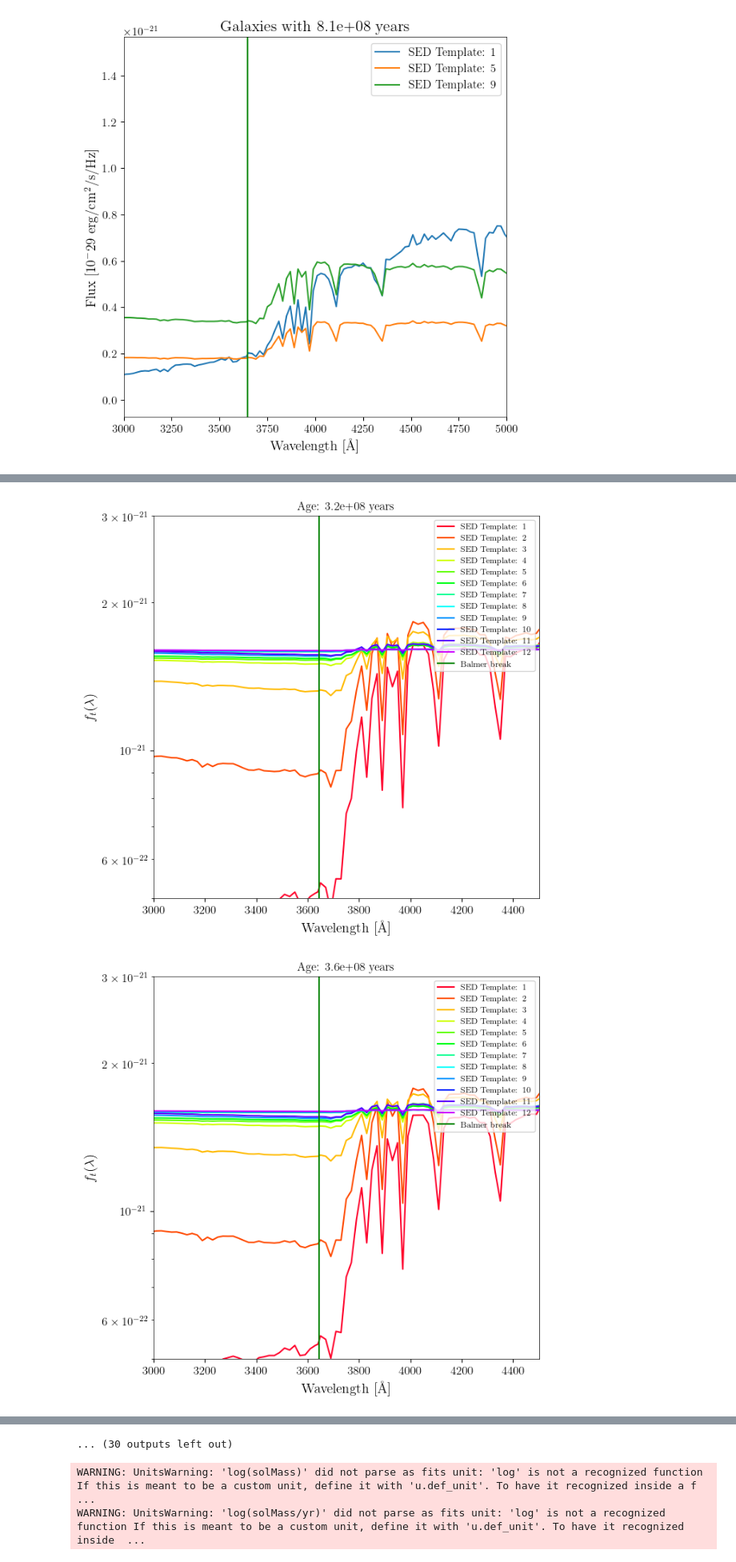
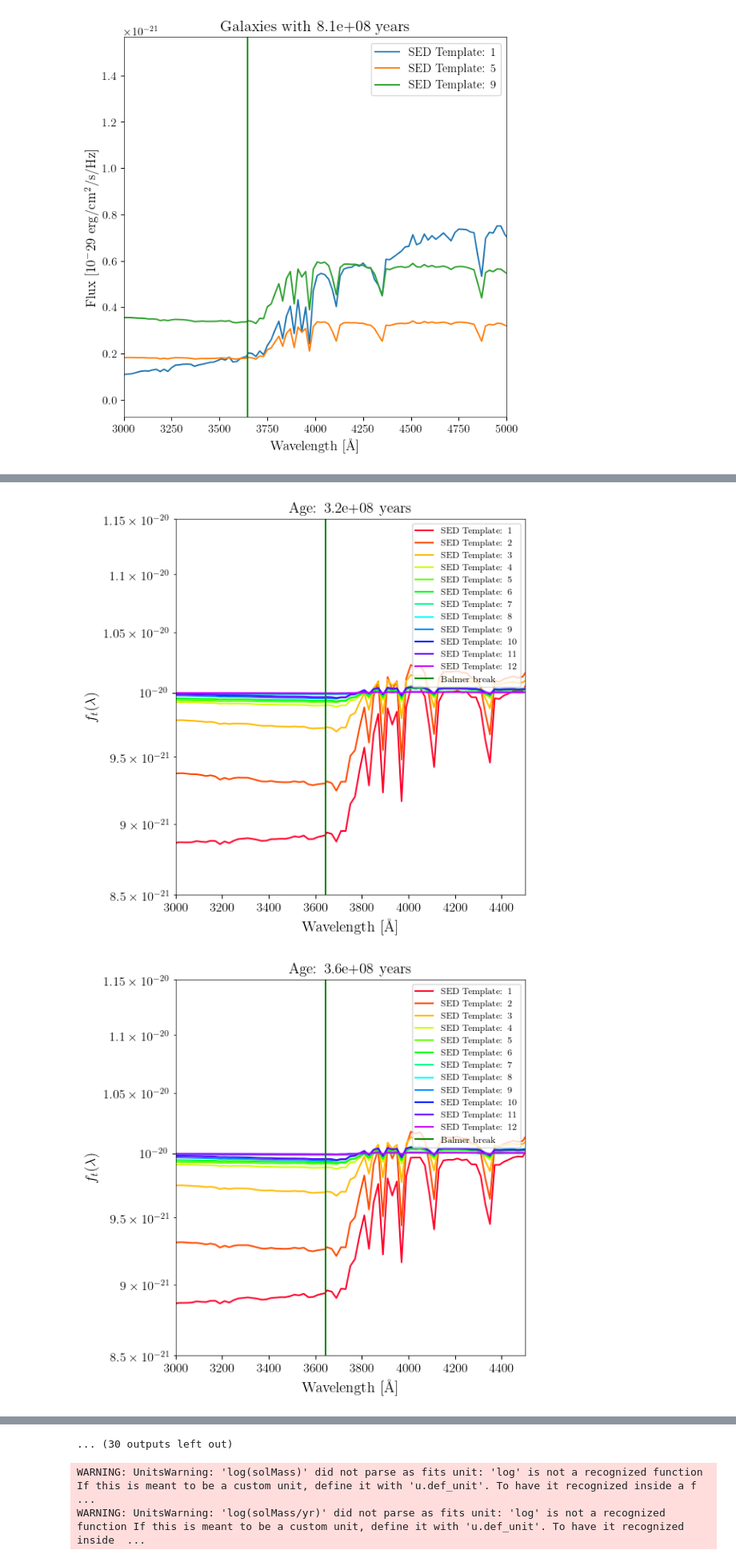
Before and after one commit to ninarighelato/Analysing-CATALOG2020-galaxies-with-a-SOM, a Jupyter notebook: LP_Galaxy_Models/Opening_BC03_Templates.ipynb, the cells around one changed output, grey strips where cells are left out. Shown at 80% size. Cells and saved outputs as stored; diff of their text form; code cells hidden in the pictures.

```diff
--- a/LP_Galaxy_Models/Opening_BC03_Templates.ipynb
+++ b/LP_Galaxy_Models/Opening_BC03_Templates.ipynb
@@ -108,7 +108,7 @@ plt.close()
 # PLOT OF ALL SEDs OF A UNIQUE GALAXY WITH A RAINBOW COLORMAP, MATCHING THEM IN 6010.0 Å (element 482 of the list where spectra data is)
 
 def fnu_mod_rescaled(m,t):
-    difference = (fnu_mod(m,t)[482].value-10**(-22)) *u.erg/u.cm/u.cm/u.s/u.Hz
+    difference = (fnu_mod(m,t)[482].value-10**(-20)) *u.erg/u.cm/u.cm/u.s/u.Hz
     fnu_mod_rescaled = fnu_mod(m,t) - difference
     return fnu_mod_rescaled
 
@@ -174,16 +174,17 @@ for t in range(42):
     plt.figure(figsize=(7,7))
     for m in range(1,12+1):
         plt.plot(wvl(m), fnu_mod_rescaled(m,t),c=cc[m-1],label='SED Template: '+str(m))
-    plt.title('Age: '+str("%.1e"%hdf['/model{}'.format(m)].attrs['age'][t])+' years')
+    plt.title('Age: '+str("%.1e"%hdf['/model{}'.format(m)].attrs['age'][t])+' years',fontsize=14)
     plt.xlabel('Wavelength [Å]')
     plt.ylabel(r'$f_t(\lambda)$')
     plt.xlim(3*10**3,4.5*10**3)
-    plt.ylim(5*10**(-22),3*10**(-21))
+    plt.ylim(8.5*10**(-21),1.15*10**(-20))
     plt.axvline(3645,c='g',label='Balmer break')
     plt.legend(fontsize='small',loc='upper right')
     plt.yscale("log")
 
-    plt.savefig("%02.d"%t+".png",dpi=100)
+    plt.subplots_adjust(left=0.2, right=0.85, top=0.85, bottom=0.15)
+    plt.savefig("%02.d"%t+".png",dpi=100,bbox_inches='tight')
     plt.show()
     plt.close()
 # %% [output]
@@ -197,2 +198,2 @@ for t in range(42):
-[figure, old version]
+[figure, new version]
-[figure, old version]
+[figure, new version]
```
Also changed, not shown: parts of 4 cells of this notebook.
